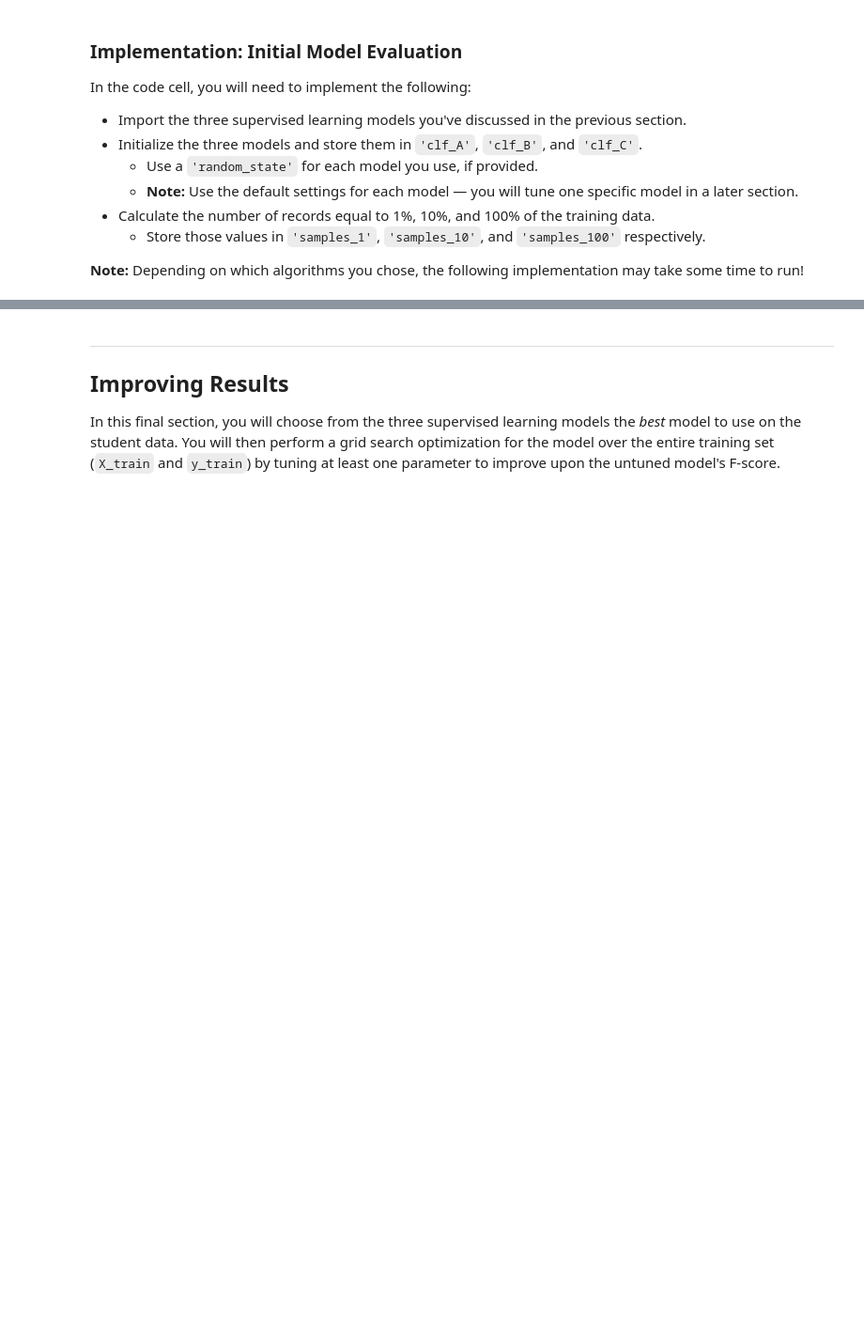
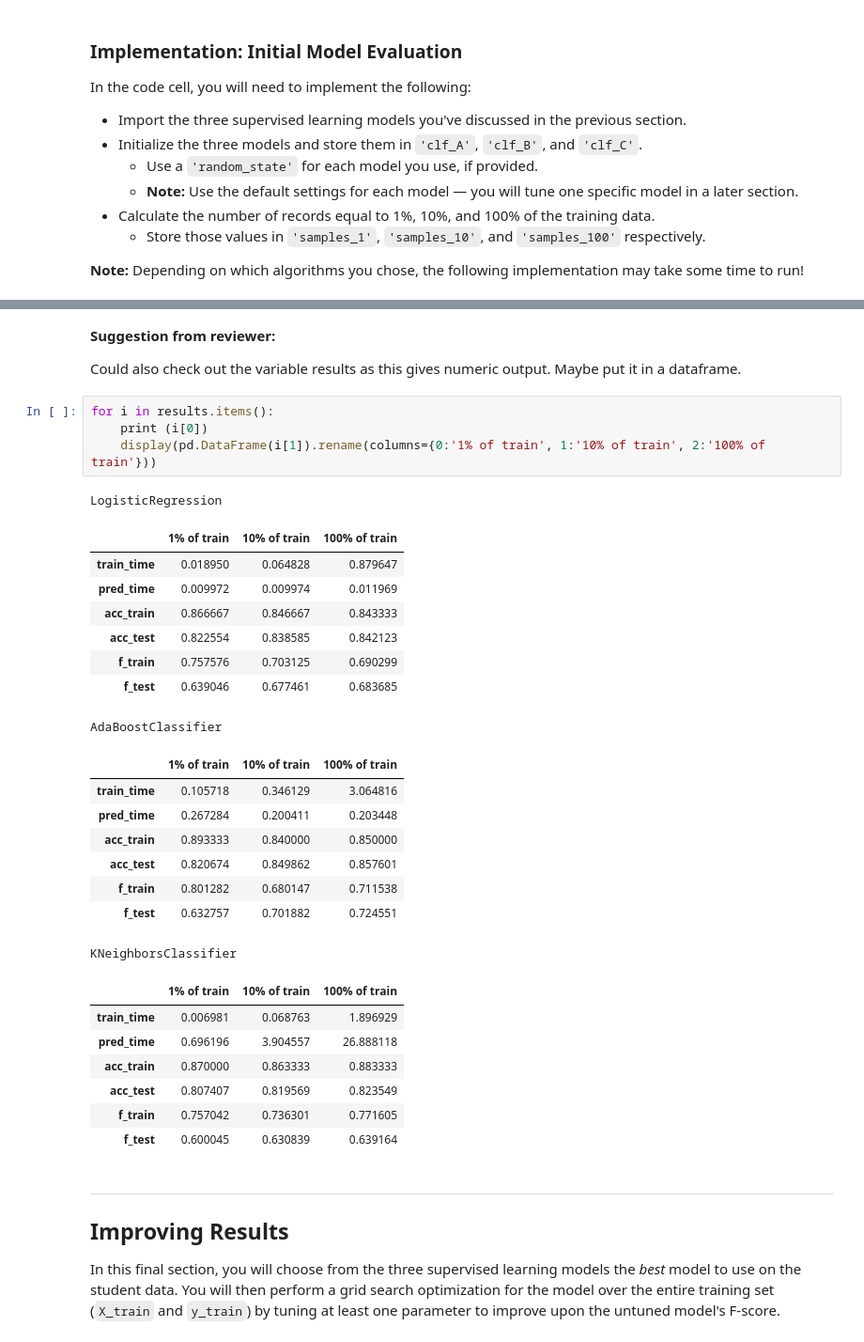
Before and after one commit to mtyszler/finding_donors_project, a Jupyter notebook: finding_donors.ipynb, the cells around one changed output, grey strips where cells are left out. Shown at 94% size. Saved outputs shown, nothing was run; the diff lists cells and outputs as text; blank space fills up the shorter version.

```diff
--- a/finding_donors.ipynb
+++ b/finding_donors.ipynb
@@ -532,3 +590,36 @@ KNeighborsClassifier trained on 36177 samples.
+# %% [markdown]
+**Suggestion from reviewer:**
+
+Could also check out the variable results as this gives numeric output. Maybe put it in a dataframe.
+# %%
+for i in results.items():
+    print (i[0])
+    display(pd.DataFrame(i[1]).rename(columns={0:'1% of train', 1:'10% of train', 2:'100% of train'}))
+# %% [output]
+LogisticRegression
+|  | 1% of train | 10% of train | 100% of train |
+| train_time | 0.018950 | 0.064828 | 0.879647 |
+| pred_time | 0.009972 | 0.009974 | 0.011969 |
+| acc_train | 0.866667 | 0.846667 | 0.843333 |
+| acc_test | 0.822554 | 0.838585 | 0.842123 |
+| f_train | 0.757576 | 0.703125 | 0.690299 |
+| f_test | 0.639046 | 0.677461 | 0.683685 |
+AdaBoostClassifier
+|  | 1% of train | 10% of train | 100% of train |
+| train_time | 0.105718 | 0.346129 | 3.064816 |
+| pred_time | 0.267284 | 0.200411 | 0.203448 |
+| acc_train | 0.893333 | 0.840000 | 0.850000 |
+| acc_test | 0.820674 | 0.849862 | 0.857601 |
+| f_train | 0.801282 | 0.680147 | 0.711538 |
+| f_test | 0.632757 | 0.701882 | 0.724551 |
+KNeighborsClassifier
+|  | 1% of train | 10% of train | 100% of train |
+| train_time | 0.006981 | 0.068763 | 1.896929 |
+| pred_time | 0.696196 | 3.904557 | 26.888118 |
+| acc_train | 0.870000 | 0.863333 | 0.883333 |
+| acc_test | 0.807407 | 0.819569 | 0.823549 |
+| f_train | 0.757042 | 0.736301 | 0.771605 |
+| f_test | 0.600045 | 0.630839 | 0.639164 |
 # %% [markdown]
 ----
 ## Improving Results
```
Also changed, not shown: parts of 12 cells of this notebook, 1 other file.
